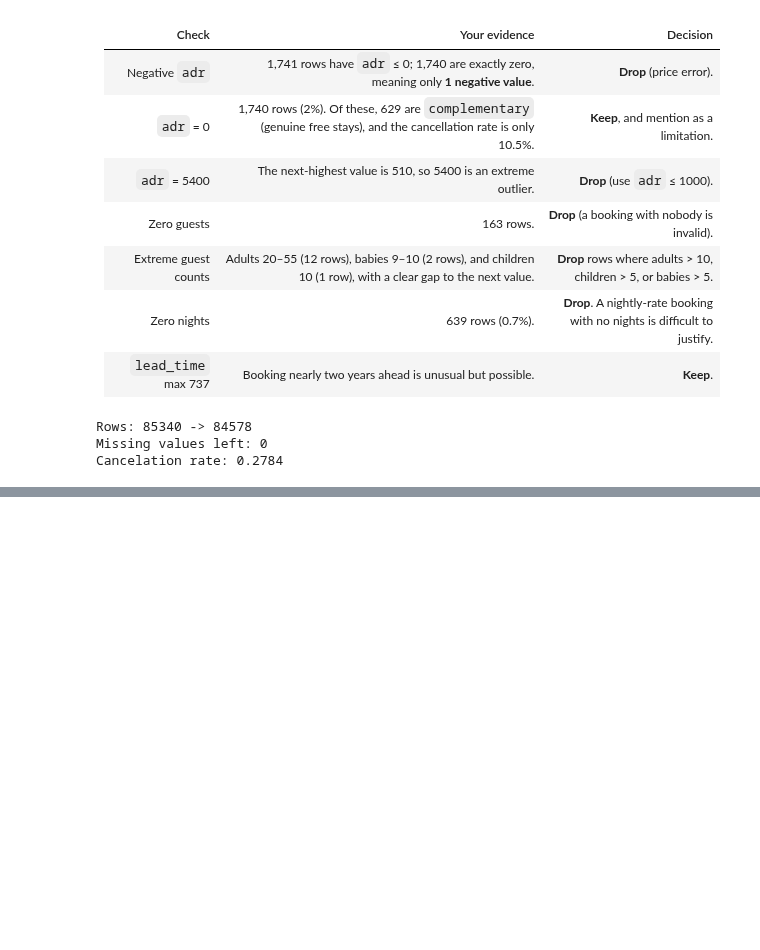
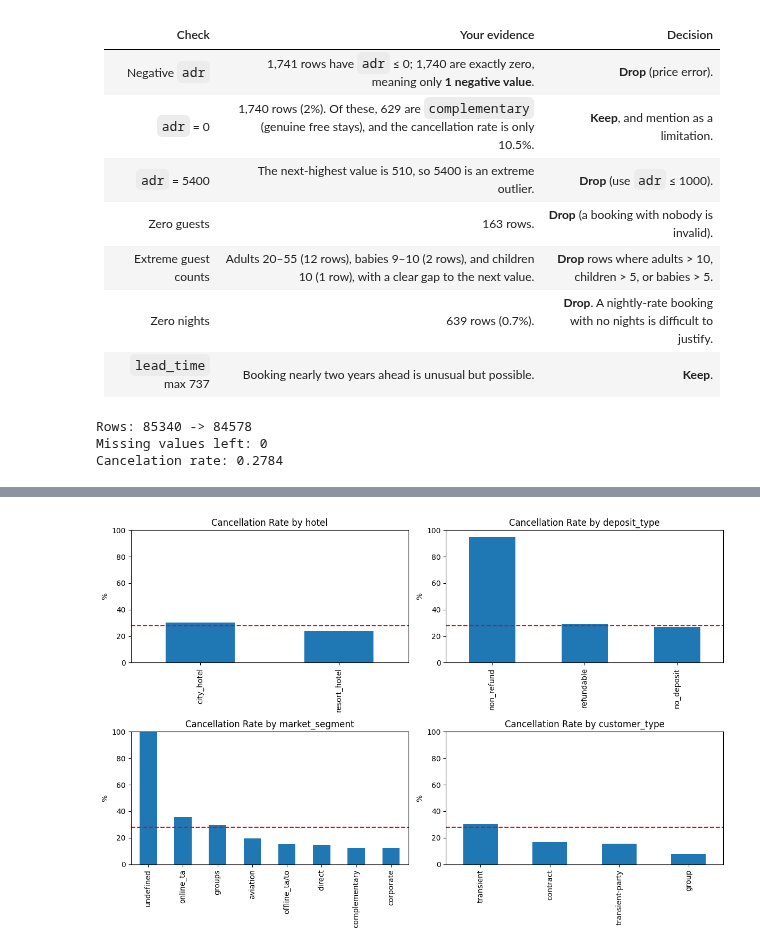
Before and after one commit to nabila-natasha/hotel-booking-cancellation-ml, a Jupyter notebook: notebooks/01_eda_cleaning.ipynb, the cells around one changed output, grey strips where cells are left out. Cells and saved outputs as stored; diff of their text form; code cells hidden in the pictures; blank space fills up the shorter version.

Commit message:
Update EDA on the clean data

```diff
--- a/notebooks/01_eda_cleaning.ipynb
+++ b/notebooks/01_eda_cleaning.ipynb
@@ -540,0 +543,4 @@ Cancelation rate: 0.2784
+# %%
+base_rate = df_clean['is_canceled'].mean() * 100
+
+print(f"Overall cancellation rate: {base_rate:.2f}%")
@@ -540,0 +551,7 @@ Cancelation rate: 0.2784
+# %%
+cat_cols_to_check = ['hotel', 'deposit_type', 'market_segment', 'customer_type']
+
+for col in cat_cols_to_check:
+  summary = df_clean.groupby(col)['is_canceled'].agg(['count', 'mean'])
+  summary.columns = ['bookings', 'cancel_rate']
+  print(summary.sort_values('cancel_rate', ascending=False).round(3), '\n')
@@ -540,0 +576,15 @@ Cancelation rate: 0.2784
+# %%
+fig, axes = plt.subplots(2, 2, figsize=(12, 8))
+
+for ax, col in zip(axes.flatten(), cat_cols_to_check):
+  rate = df_clean.groupby(col)['is_canceled'].mean().sort_values(ascending=False) * 100
+  rate.plot(kind="bar", ax=ax, title=f"Cancellation Rate by {col}")
+  ax.axhline(base_rate, color="red", linestyle="--")  # red line = overall rate
+  ax.set_ylabel("%")
+  ax.set_ylim(0, 100)
+  ax.set_xlabel("")
+
+plt.tight_layout()
+plt.show()
+# %% [output]
+[figure, added]
```
Also changed, not shown: parts of 5 cells of this notebook.
